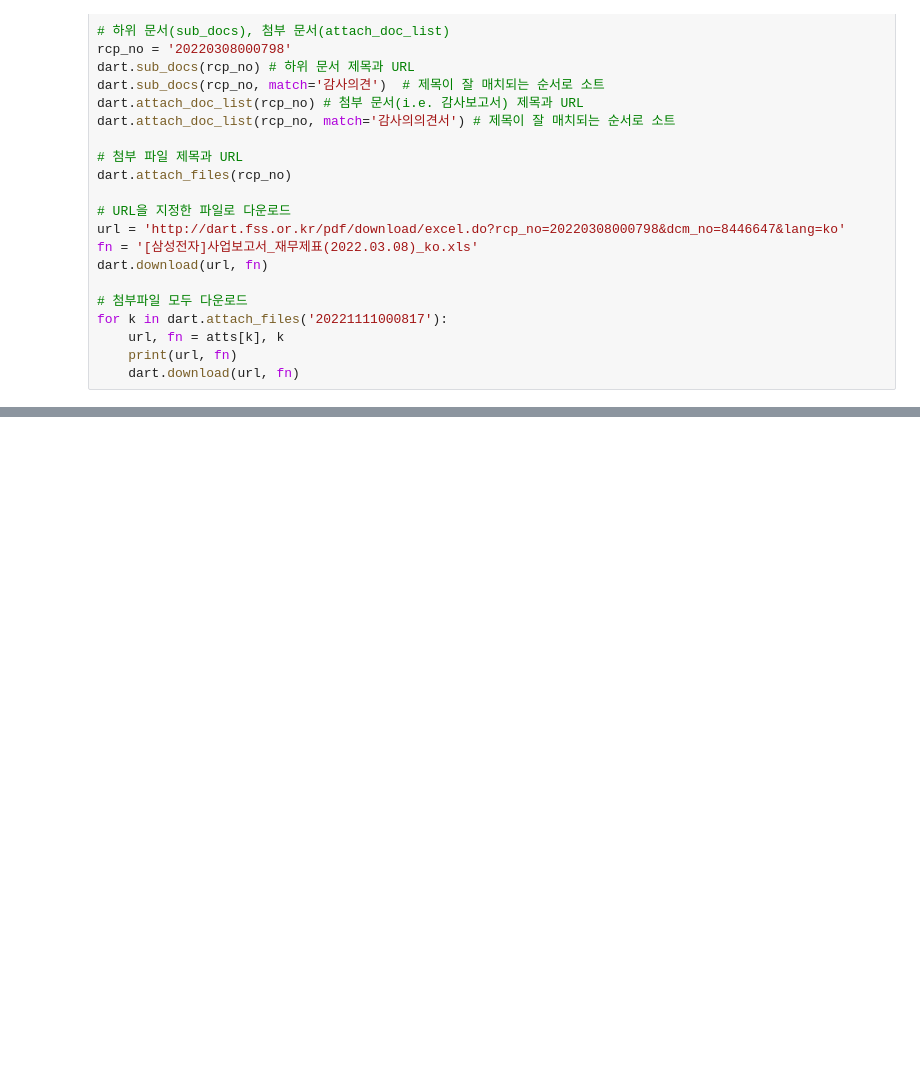
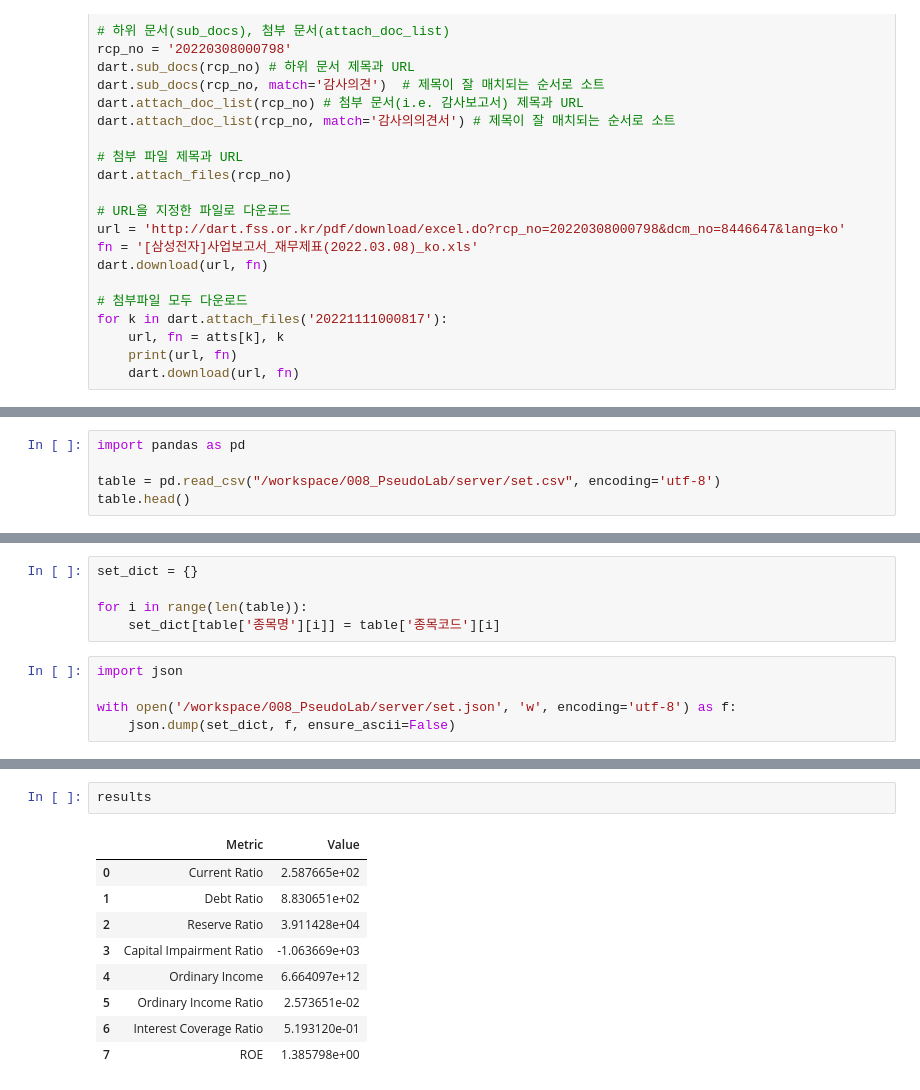
Before and after one commit to 99dlthdbs/CLOVA_Studio_Stock-helper, a Jupyter notebook: llm-server/dart-api/test.ipynb, the cells around one changed output, grey strips where cells are left out. Cells and saved outputs as stored; diff of their text form; blank space fills up the shorter version.

```diff
--- a/llm-server/dart-api/test.ipynb
+++ b/llm-server/dart-api/test.ipynb
@@ -207,0 +179,5 @@ for k in dart.attach_files('20221111000817'):
+# %%
+import pandas as pd
+
+table = pd.read_csv("/workspace/008_PseudoLab/server/set.csv", encoding='utf-8')
+table.head()
@@ -207,0 +191,10 @@ for k in dart.attach_files('20221111000817'):
+# %%
+set_dict = {}
+
+for i in range(len(table)):
+    set_dict[table['종목명'][i]] = table['종목코드'][i]
+# %%
+import json
+
+with open('/workspace/008_PseudoLab/server/set.json', 'w', encoding='utf-8') as f:
+    json.dump(set_dict, f, ensure_ascii=False)
@@ -207,0 +274,12 @@ for k in dart.attach_files('20221111000817'):
+# %%
+results
+# %% [output]
+|  | Metric | Value |
+| 0 | Current Ratio | 2.587665e+02 |
+| 1 | Debt Ratio | 8.830651e+02 |
+| 2 | Reserve Ratio | 3.911428e+04 |
+| 3 | Capital Impairment Ratio | -1.063669e+03 |
+| 4 | Ordinary Income | 6.664097e+12 |
+| 5 | Ordinary Income Ratio | 2.573651e-02 |
+| 6 | Interest Coverage Ratio | 5.193120e-01 |
+| 7 | ROE | 1.385798e+00 |
```
Also changed, not shown: parts of 25 cells of this notebook, 30 other files.
